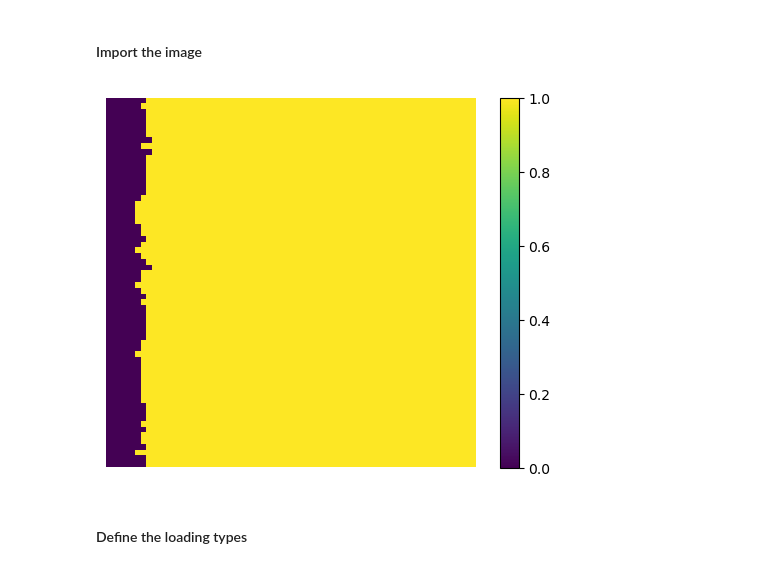
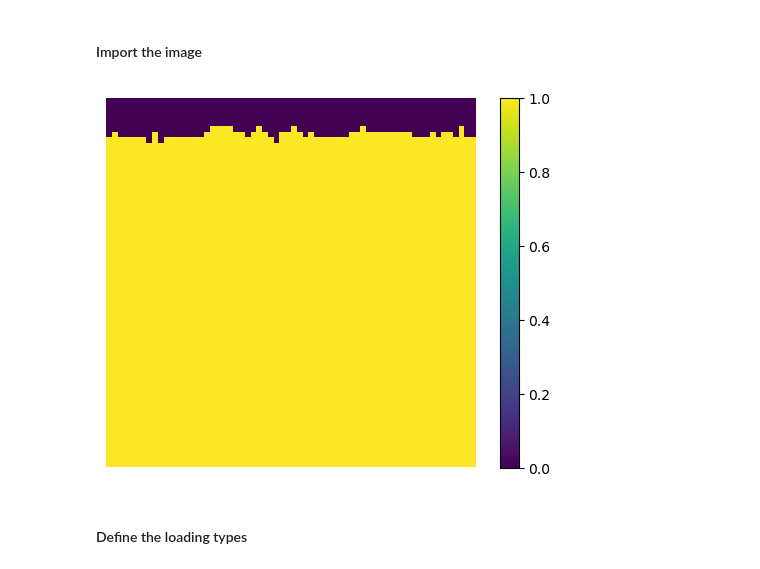
Before and after one commit to ymlasu/MFEA-Net, a Jupyter notebook: data/thermal_Ti64.ipynb, the cells around one changed output. Drawn from its saved outputs; the diff is of its cells as text; code cells hidden in the pictures.

```diff
--- a/data/thermal_Ti64.ipynb
+++ b/data/thermal_Ti64.ipynb
@@ -23,7 +24,7 @@ imarray = np.array(im)/255
 # %%
 def plot_image(img):
     plt.figure()
-    im1 = plt.imshow(img)
+    im1 = plt.imshow(img, origin='lower')
     plt.axis('off')
     plt.colorbar(im1)
 
@@ -31,10 +32,11 @@ def plot_image(img):
 # %%
 # reduce the size of the image
 times = 4
 imarray = imarray[::times, ::times]
+imarray = rotate_image(imarray, 90)
 plot_image(imarray) # note this is the element distribution
 # %% [output]
-[figure, old version]
+[figure, new version]
 # %% [markdown]
 #### Define the loading types
 # %%
```
Also changed, not shown: parts of 8 cells of this notebook, 10 other files.
